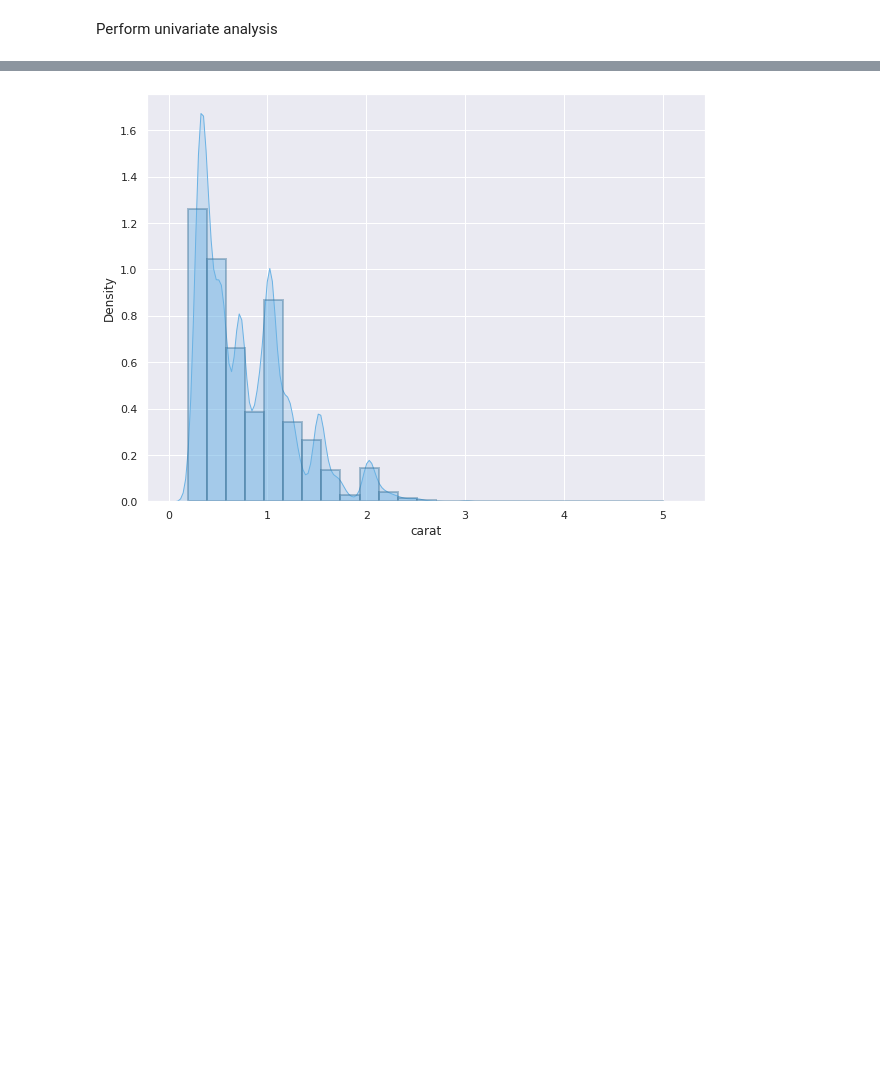
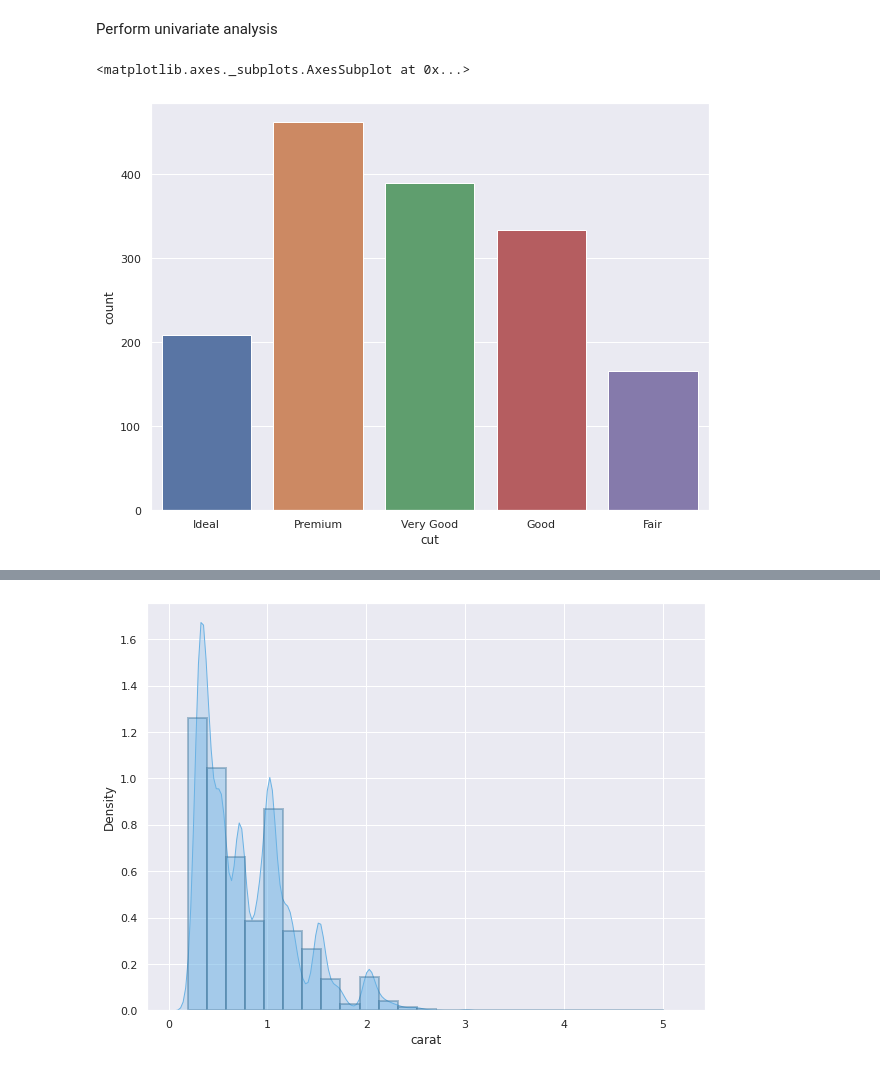
Before and after one commit to sseyler0119/Data-Science-Projects, a Jupyter notebook: UnivariateAndMultivariateAnalysis.ipynb, the cells around one changed output, grey strips where cells are left out. Cells and saved outputs as stored; diff of their text form; code cells hidden in the pictures; blank space fills up the shorter version.

```diff
--- a/UnivariateAndMultivariateAnalysis.ipynb
+++ b/UnivariateAndMultivariateAnalysis.ipynb
@@ -33,6 +33,12 @@ diamonds.describe()
 | max | 5.010000 | 79.000000 | 95.000000 | 18823.000000 | 10.740000 | 58.900000 | 31.800000 |
 # %% [markdown]
 Perform univariate analysis
+# %%
+# total number of carats by cut
+sns.countplot(x = 'cut', data=diamonds[diamonds['carat']== True])
+# %% [output]
+<matplotlib.axes._subplots.AxesSubplot at 0x...>
+[figure, added]
 # %%
 diamonds['carat'].hist(bins=10, figsize=(10,7.5))
 # %% [output]
```
Also changed, not shown: parts of 4 cells of this notebook.
